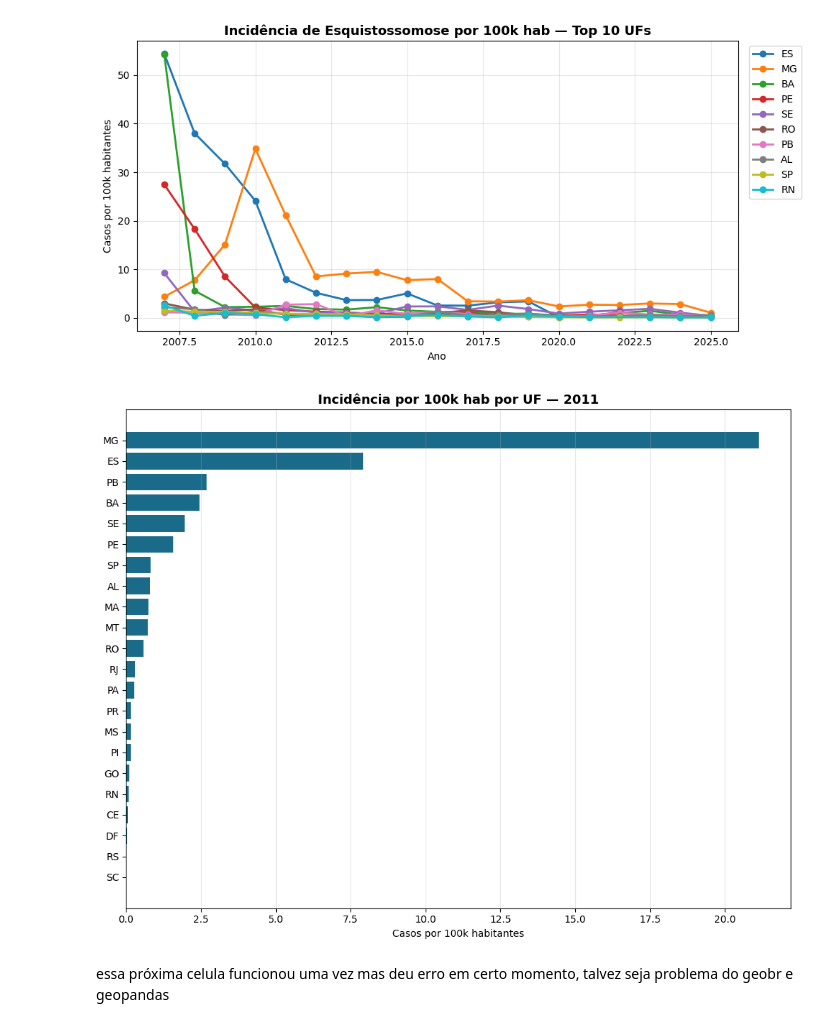
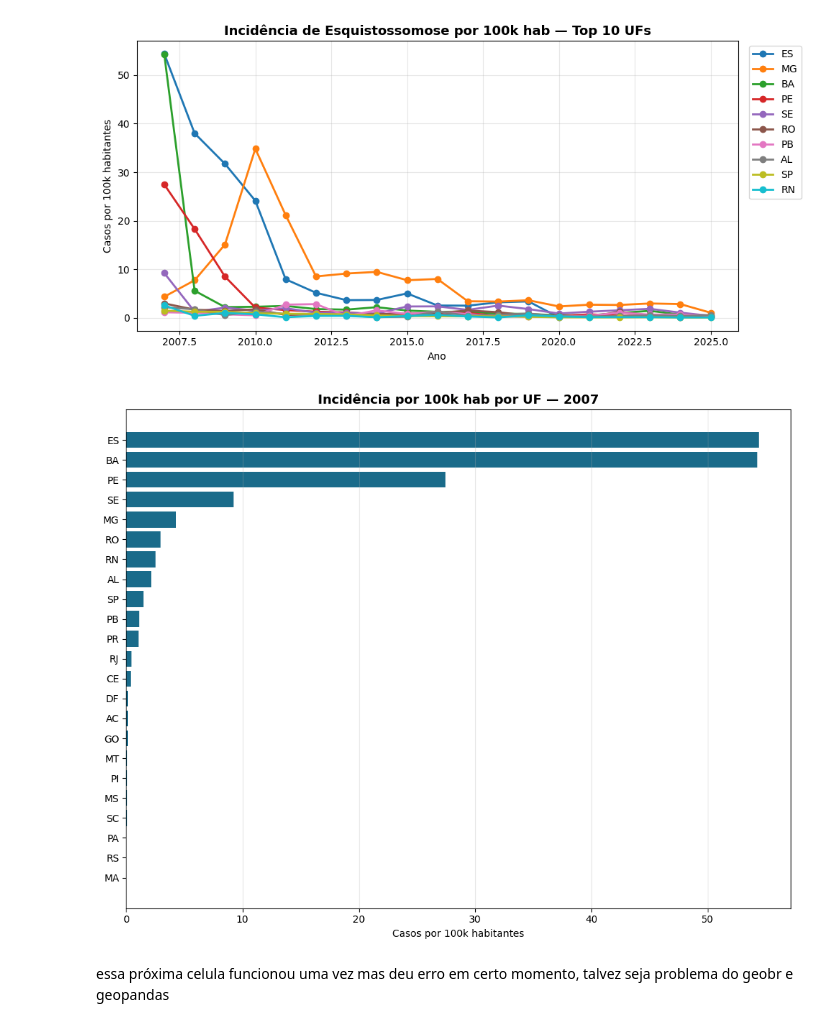
Before and after one commit to LuizCorrei4/Projeto-Caramujo, a Jupyter notebook: notebooks/analise_geoespacial/exploracao_geografica_analise_temporal.ipynb, the cells around one changed output. Saved outputs shown, nothing was run; the diff lists cells and outputs as text; code cells hidden in the pictures.

```diff
--- a/notebooks/analise_geoespacial/exploracao_geografica_analise_temporal.ipynb
+++ b/notebooks/analise_geoespacial/exploracao_geografica_analise_temporal.ipynb
@@ -258,19 +258,19 @@ plt.show()
 [figure]
 # %%
 # ── 8. Grafico — Ranking UFs num ano especifico ───────────────────────────────
-ANO_VIZ = 2011  # altere aqui
+ANO_VIZ = 2007# altere aqui
 
 df_rank = inc_uf[inc_uf["ano"] == ANO_VIZ].sort_values("inc_100k", ascending=True)
 
 fig, ax = plt.subplots(figsize=(10, 8))
 ax.barh(df_rank["uf_sigla"], df_rank["inc_100k"], color="#1a6b8a")
 ax.set_title(f"Incidência por 100k hab por UF — {ANO_VIZ}", fontsize=13, fontweight="bold")
 ax.set_xlabel("Casos por 100k habitantes")
 ax.grid(axis="x", alpha=0.3)
 plt.tight_layout()
 plt.show()
 # %% [output]
-[figure, old version]
+[figure, new version]
 # %% [markdown]
 essa próxima celula funcionou uma vez mas deu erro em certo momento, talvez seja problema do geobr e geopandas
 # %%
```
Also changed, not shown: parts of 3 cells of this notebook, 19 other files.
